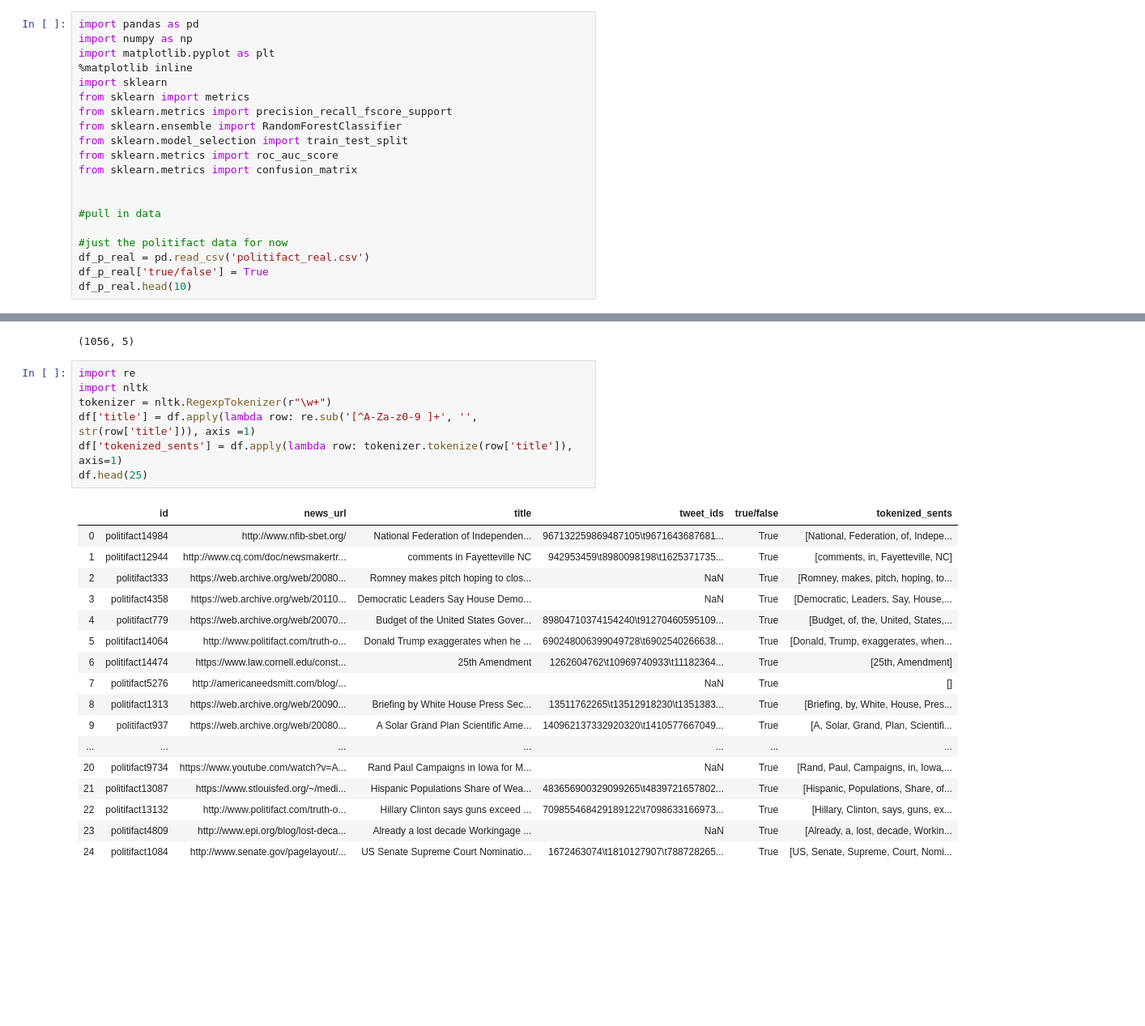
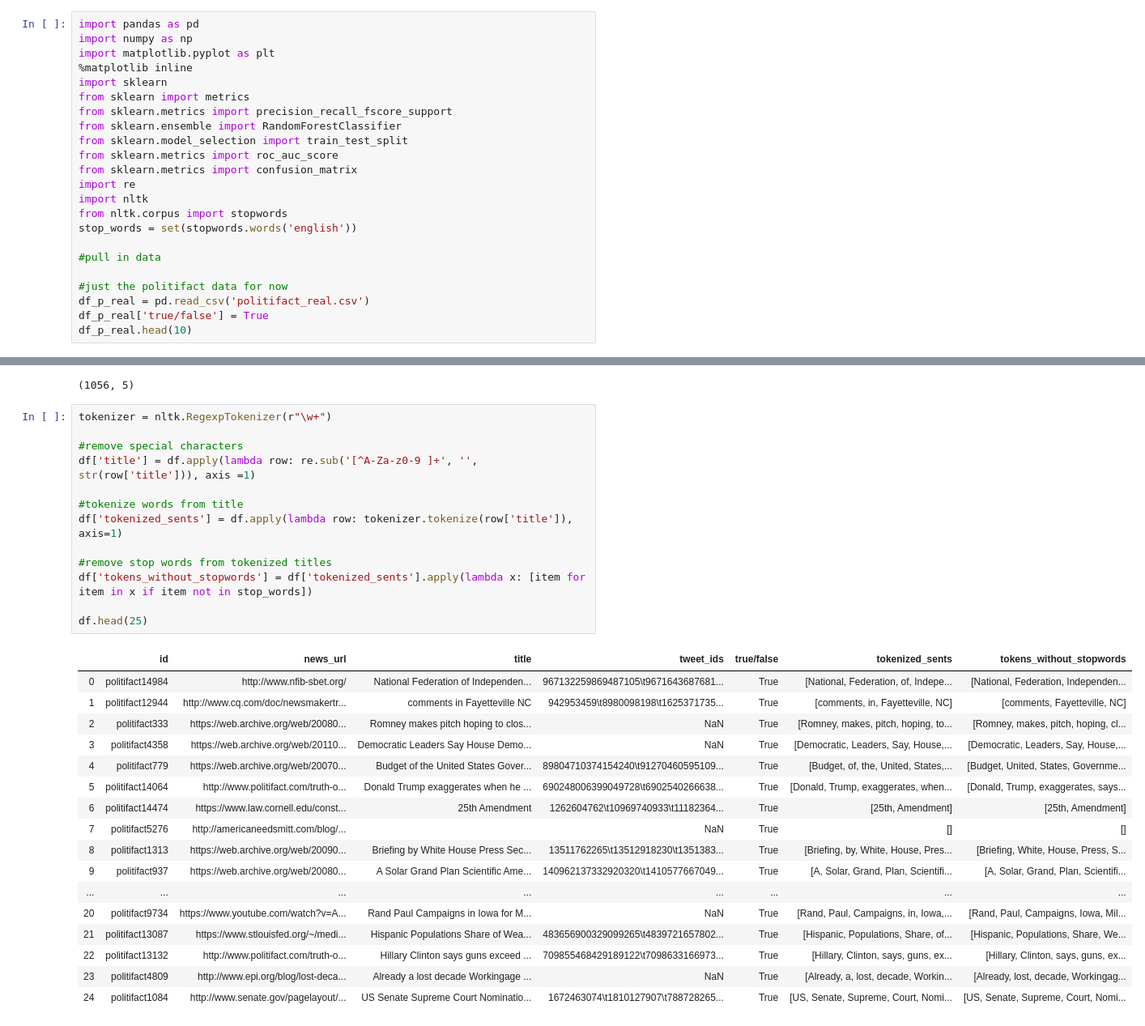
Before and after one commit to AlexanderLaughlin/DataMiningProject, a Jupyter notebook: Project.ipynb, the cells around one changed output, grey strips where cells are left out. Shown at 81% size. Cells and saved outputs as stored; diff of their text form; blank space fills up the shorter version.

Commit message:
Add files via upload
Titles have special characters removed, words tokenized, and stop words removed

```diff
--- a/Project.ipynb
+++ b/Project.ipynb
@@ -10,7 +10,10 @@ from sklearn.ensemble import RandomForestClassifier
 from sklearn.model_selection import train_test_split
 from sklearn.metrics import roc_auc_score
 from sklearn.metrics import confusion_matrix
-
+import re
+import nltk
+from nltk.corpus import stopwords
+stop_words = set(stopwords.words('english'))
 
 #pull in data
 
@@ -55,27 +58,33 @@ df.shape
 # %% [output]
 (1056, 5)
 # %%
-import re
-import nltk
 tokenizer = nltk.RegexpTokenizer(r"\w+")
+
+#remove special characters
 df['title'] = df.apply(lambda row: re.sub('[^A-Za-z0-9 ]+', '', str(row['title'])), axis =1)
+
+#tokenize words from title
 df['tokenized_sents'] = df.apply(lambda row: tokenizer.tokenize(row['title']), axis=1)
+
+#remove stop words from tokenized titles
+df['tokens_without_stopwords'] = df['tokenized_sents'].apply(lambda x: [item for item in x if item not in stop_words])
+
 df.head(25)
 # %% [output]
-|  | id | news_url | title | tweet_ids | true/false | tokenized_sents |
-| 0 | politifact14984 | http://www.nfib-sbet.org/ | National Federation of Independen... | 967132259869487105\t9671643687681... | True | [National, Federation, of, Indepe... |
-| 1 | politifact12944 | http://www.cq.com/doc/newsmakertr... | comments in Fayetteville NC | 942953459\t8980098198\t1625371735... | True | [comments, in, Fayetteville, NC] |
-| 2 | politifact333 | https://web.archive.org/web/20080... | Romney makes pitch hoping to clos... | NaN | True | [Romney, makes, pitch, hoping, to... |
-| 3 | politifact4358 | https://web.archive.org/web/20110... | Democratic Leaders Say House Demo... | NaN | True | [Democratic, Leaders, Say, House,... |
-| 4 | politifact779 | https://web.archive.org/web/20070... | Budget of the United States Gover... | 89804710374154240\t91270460595109... | True | [Budget, of, the, United, States,... |
-| 5 | politifact14064 | http://www.politifact.com/truth-o... | Donald Trump exaggerates when he ... | 690248006399049728\t6902540266638... | True | [Donald, Trump, exaggerates, when... |
-| 6 | politifact14474 | https://www.law.cornell.edu/const... | 25th Amendment | 1262604762\t10969740933\t11182364... | True | [25th, Amendment] |
-| 7 | politifact5276 | http://americaneedsmitt.com/blog/... |  | NaN | True | [] |
-| 8 | politifact1313 | https://web.archive.org/web/20090... | Briefing by White House Press Sec... | 13511762265\t13512918230\t1351383... | True | [Briefing, by, White, House, Pres... |
-| 9 | politifact937 | https://web.archive.org/web/20080... | A Solar Grand Plan Scientific Ame... | 140962137332920320\t1410577667049... | True | [A, Solar, Grand, Plan, Scientifi... |
-| ... | ... | ... | ... | ... | ... | ... |
-| 20 | politifact9734 | https://www.youtube.com/watch?v=A... | Rand Paul Campaigns in Iowa for M... | NaN | True | [Rand, Paul, Campaigns, in, Iowa,... |
-| 21 | politifact13087 | https://www.stlouisfed.org/~/medi... | Hispanic Populations Share of Wea... | 483656900329099265\t4839721657802... | True | [Hispanic, Populations, Share, of... |
-| 22 | politifact13132 | http://www.politifact.com/truth-o... | Hillary Clinton says guns exceed ... | 709855468429189122\t7098633166973... | True | [Hillary, Clinton, says, guns, ex... |
-| 23 | politifact4809 | http://www.epi.org/blog/lost-deca... | Already a lost decade Workingage ... | NaN | True | [Already, a, lost, decade, Workin... |
-| 24 | politifact1084 | http://www.senate.gov/pagelayout/... | US Senate Supreme Court Nominatio... | 1672463074\t1810127907\t788728265... | True | [US, Senate, Supreme, Court, Nomi... |
+|  | id | news_url | title | tweet_ids | true/false | tokenized_sents | tokens_without_stopwords |
+| 0 | politifact14984 | http://www.nfib-sbet.org/ | National Federation of Independen... | 967132259869487105\t9671643687681... | True | [National, Federation, of, Indepe... | [National, Federation, Independen... |
+| 1 | politifact12944 | http://www.cq.com/doc/newsmakertr... | comments in Fayetteville NC | 942953459\t8980098198\t1625371735... | True | [comments, in, Fayetteville, NC] | [comments, Fayetteville, NC] |
+| 2 | politifact333 | https://web.archive.org/web/20080... | Romney makes pitch hoping to clos... | NaN | True | [Romney, makes, pitch, hoping, to... | [Romney, makes, pitch, hoping, cl... |
+| 3 | politifact4358 | https://web.archive.org/web/20110... | Democratic Leaders Say House Demo... | NaN | True | [Democratic, Leaders, Say, House,... | [Democratic, Leaders, Say, House,... |
+| 4 | politifact779 | https://web.archive.org/web/20070... | Budget of the United States Gover... | 89804710374154240\t91270460595109... | True | [Budget, of, the, United, States,... | [Budget, United, States, Governme... |
+| 5 | politifact14064 | http://www.politifact.com/truth-o... | Donald Trump exaggerates when he ... | 690248006399049728\t6902540266638... | True | [Donald, Trump, exaggerates, when... | [Donald, Trump, exaggerates, says... |
+| 6 | politifact14474 | https://www.law.cornell.edu/const... | 25th Amendment | 1262604762\t10969740933\t11182364... | True | [25th, Amendment] | [25th, Amendment] |
+| 7 | politifact5276 | http://americaneedsmitt.com/blog/... |  | NaN | True | [] | [] |
+| 8 | politifact1313 | https://web.archive.org/web/20090... | Briefing by White House Press Sec... | 13511762265\t13512918230\t1351383... | True | [Briefing, by, White, House, Pres... | [Briefing, White, House, Press, S... |
+| 9 | politifact937 | https://web.archive.org/web/20080... | A Solar Grand Plan Scientific Ame... | 140962137332920320\t1410577667049... | True | [A, Solar, Grand, Plan, Scientifi... | [A, Solar, Grand, Plan, Scientifi... |
+| ... | ... | ... | ... | ... | ... | ... | ... |
+| 20 | politifact9734 | https://www.youtube.com/watch?v=A... | Rand Paul Campaigns in Iowa for M... | NaN | True | [Rand, Paul, Campaigns, in, Iowa,... | [Rand, Paul, Campaigns, Iowa, Mil... |
+| 21 | politifact13087 | https://www.stlouisfed.org/~/medi... | Hispanic Populations Share of Wea... | 483656900329099265\t4839721657802... | True | [Hispanic, Populations, Share, of... | [Hispanic, Populations, Share, We... |
+| 22 | politifact13132 | http://www.politifact.com/truth-o... | Hillary Clinton says guns exceed ... | 709855468429189122\t7098633166973... | True | [Hillary, Clinton, says, guns, ex... | [Hillary, Clinton, says, guns, ex... |
+| 23 | politifact4809 | http://www.epi.org/blog/lost-deca... | Already a lost decade Workingage ... | NaN | True | [Already, a, lost, decade, Workin... | [Already, lost, decade, Workingag... |
+| 24 | politifact1084 | http://www.senate.gov/pagelayout/... | US Senate Supreme Court Nominatio... | 1672463074\t1810127907\t788728265... | True | [US, Senate, Supreme, Court, Nomi... | [US, Senate, Supreme, Court, Nomi... |
```
